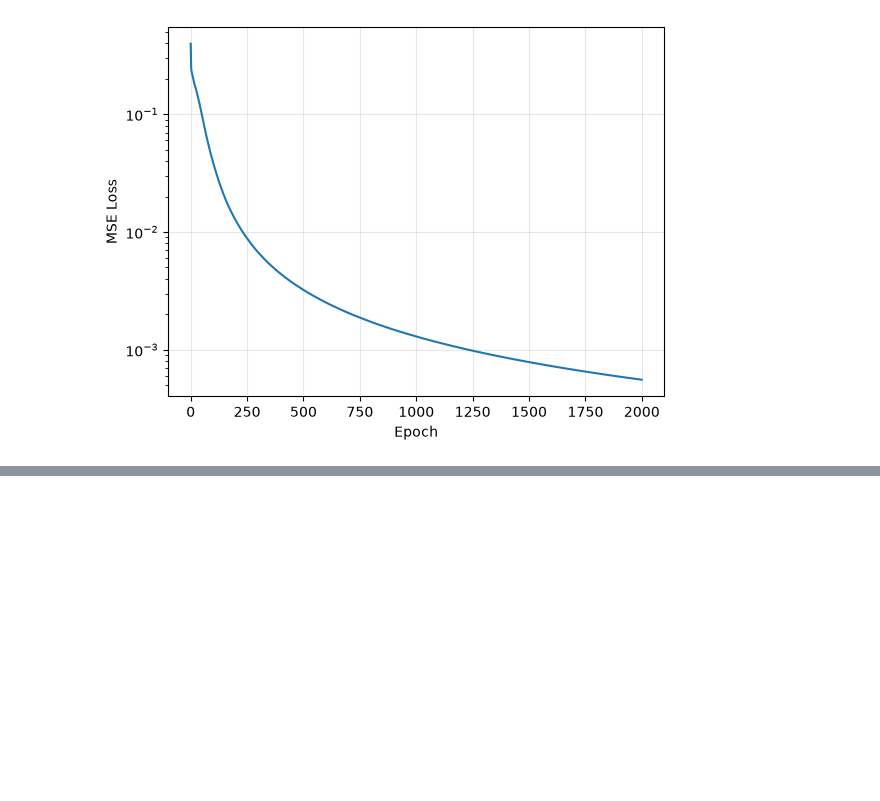
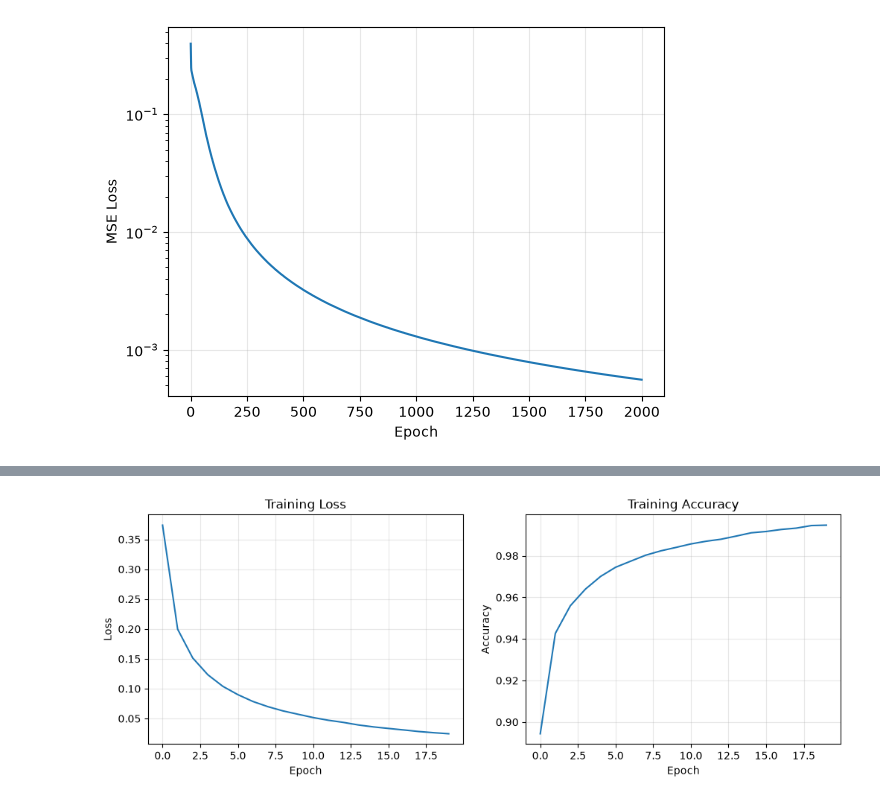
Before and after one commit to Girish011/aifromscratch_code, a Jupyter notebook: 3_mini_framework.ipynb, the cells around one changed output, grey strips where cells are left out. Cells and saved outputs as stored; diff of their text form; code cells hidden in the pictures; blank space fills up the shorter version.

```diff
--- a/3_mini_framework.ipynb
+++ b/3_mini_framework.ipynb
@@ -595,0 +733,78 @@ Loss curve:
+# %%
+# Training Loop
+#
+# WHAT WE'RE DOING:
+#   Show the model many digit images in small batches, again and again (epochs).
+#   Each batch: forward → loss → backward → update weights.
+#
+# HYPERPARAMETERS (knobs):
+#   hidden_size=128  → how wide the middle layer is
+#   lr=0.1           → step size for weight updates
+#   n_epochs=20      → how many full passes over the 56k training images
+#   batch_size=64    → how many images per update (mini-batch SGD)
+#
+# WHAT THE PRINTS MEAN (each epoch):
+#   Loss ↓     → predictions getting less wrong (good)
+#   Accuracy ↑ → fraction of training images guessed correctly (good)
+#
+# WHAT THE PLOTS MEAN:
+#   Left:  training loss should fall over epochs
+#   Right: training accuracy should rise (often toward ~98%+ on MNIST)
+
+input_size = 784   # 28*28 pixels
+hidden_size = 128
+output_size = 10   # digits 0–9
+lr = 0.1
+n_epochs = 20
+batch_size = 64
+
+model = TwoLayerNet(input_size, hidden_size, output_size)
+n_samples = X_train.shape[0]
+loss_history = []
+acc_history = []
+
+for epoch in range(n_epochs):
+    # Shuffle so each epoch sees examples in a new order
+    indices = np.random.permutation(n_samples)
+    X_shuffled = X_train[indices]
+    y_shuffled = y_train[indices]
+
+    epoch_loss = 0.0
+    correct = 0
+    total = 0
+
+    for start in range(0, n_samples, batch_size):
+        end = start + batch_size
+        X_batch = X_shuffled[start:end]
+        y_batch = y_shuffled[start:end]
+
+        # Forward: get 10 probabilities per image
+        probs = model.forward(X_batch)
+        loss = model.compute_loss(probs, y_batch)
+        epoch_loss += loss * len(X_batch)
+
+        # Predicted digit = class with highest probability
+        preds = np.argmax(probs, axis=1)
+        correct += np.sum(preds == y_batch)
+        total += len(y_batch)
+
+        # Backward + SGD step
+        model.backward(y_batch)
+        model.update_params(lr)
+
+    avg_loss = epoch_loss / total
+    accuracy = correct / total
+    loss_history.append(avg_loss)
+    acc_history.append(accuracy)
+    print(f"Epoch {epoch+1:2d}/{n_epochs} | Loss: {avg_loss:.4f} | Accuracy: {accuracy:.4f}")
+
+fig, (ax1, ax2) = plt.subplots(1, 2, figsize=(12, 4))
+ax1.plot(loss_history)
+ax1.set_xlabel('Epoch'); ax1.set_ylabel('Loss'); ax1.set_title('Training Loss')
+ax1.grid(True, alpha=0.3)
+
+ax2.plot(acc_history)
+ax2.set_xlabel('Epoch'); ax2.set_ylabel('Accuracy'); ax2.set_title('Training Accuracy')
+ax2.grid(True, alpha=0.3)
+plt.show()
+# %% [output]
@@ -595,0 +831 @@ Loss curve:
+[figure, added]
```
Also changed, not shown: parts of 10 cells of this notebook.
